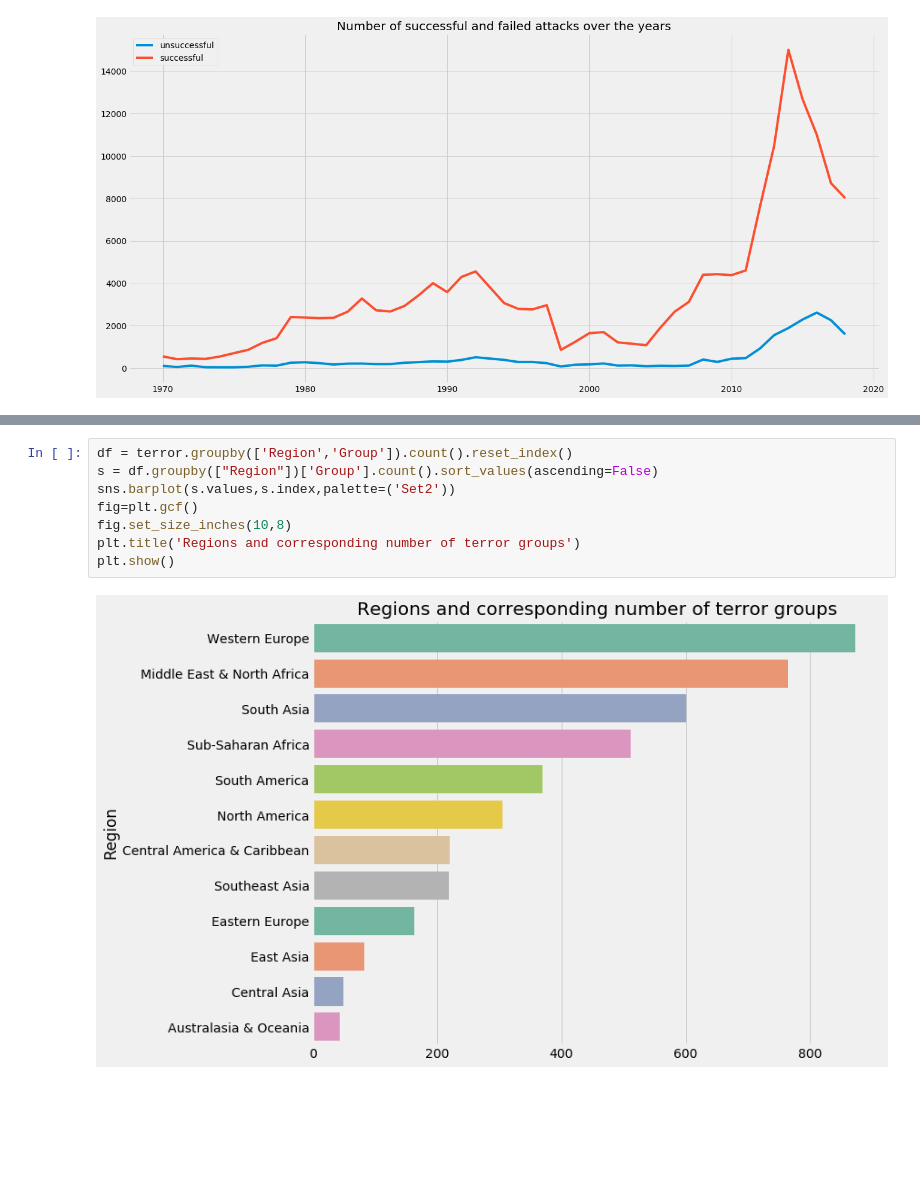
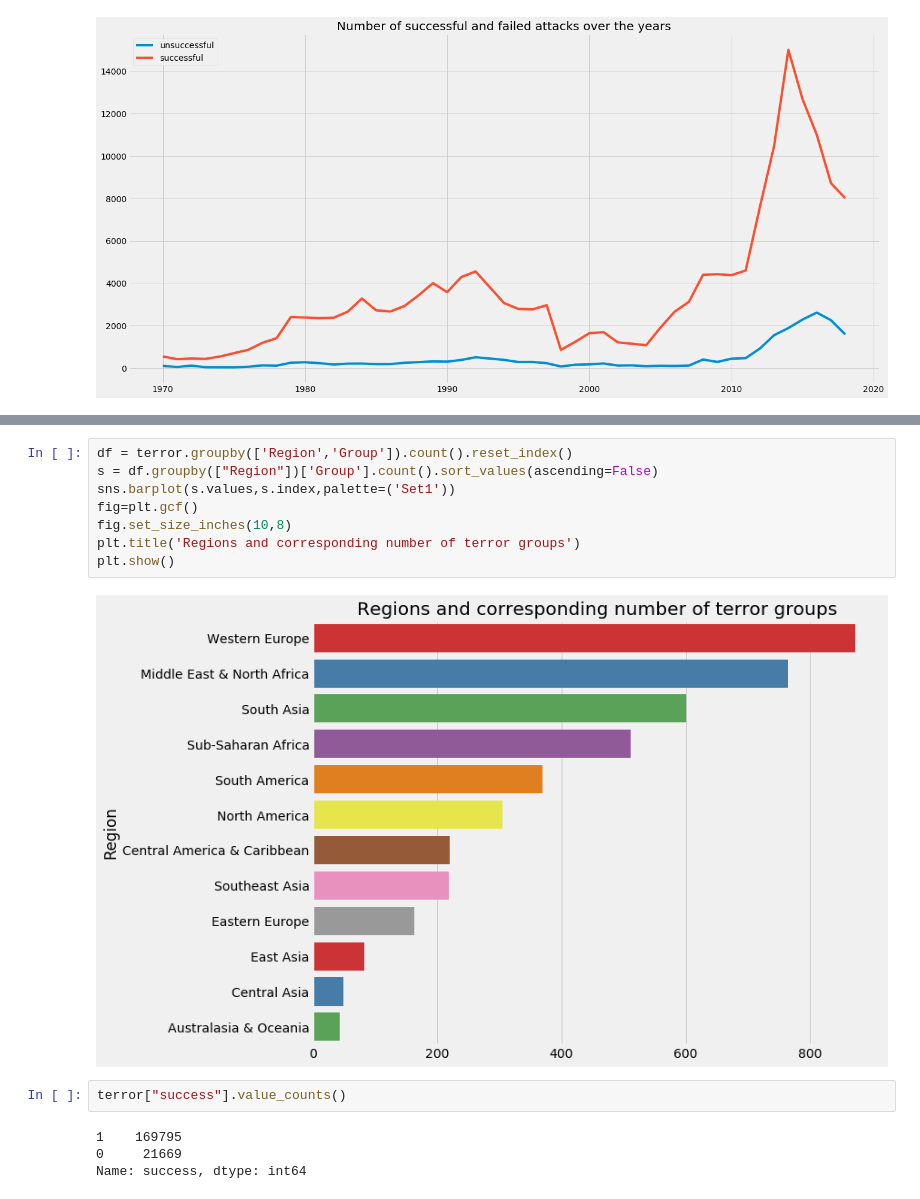
Before and after one commit to alex-hjk/CE4032-DataAnalyticsAndMining-2020, a Jupyter notebook: Yee Han/eda.ipynb, the cells around one changed output, grey strips where cells are left out. Saved outputs shown, nothing was run; the diff lists cells and outputs as text; blank space fills up the shorter version.

```diff
--- a/Yee Han/eda.ipynb
+++ b/Yee Han/eda.ipynb
@@ -98,10 +82,16 @@ plt.show()
 # %%
 df = terror.groupby(['Region','Group']).count().reset_index()
 s = df.groupby(["Region"])['Group'].count().sort_values(ascending=False)
-sns.barplot(s.values,s.index,palette=('Set2'))
+sns.barplot(s.values,s.index,palette=('Set1'))
 fig=plt.gcf()
 fig.set_size_inches(10,8)
 plt.title('Regions and corresponding number of terror groups')
 plt.show()
 # %% [output]
-[figure, old version]
+[figure, new version]
+# %%
+terror["success"].value_counts()
+# %% [output]
+1    169795
+0     21669
+Name: success, dtype: int64
```
Also changed, not shown: parts of 4 cells of this notebook, 2 other files.
